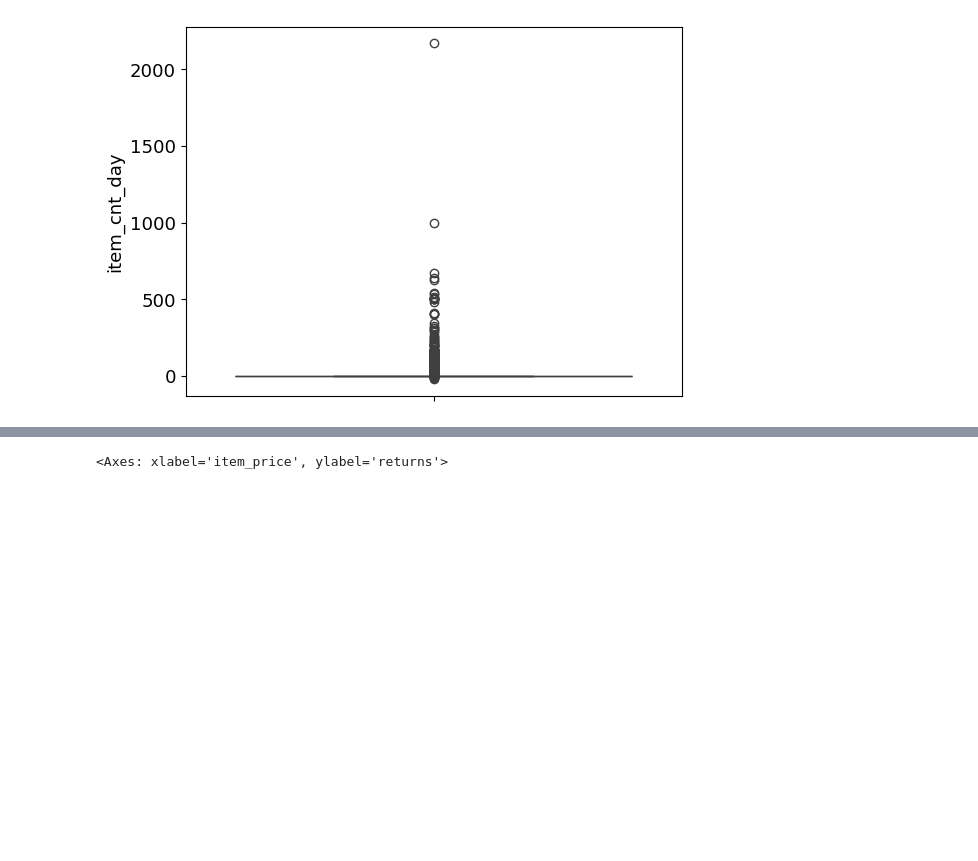
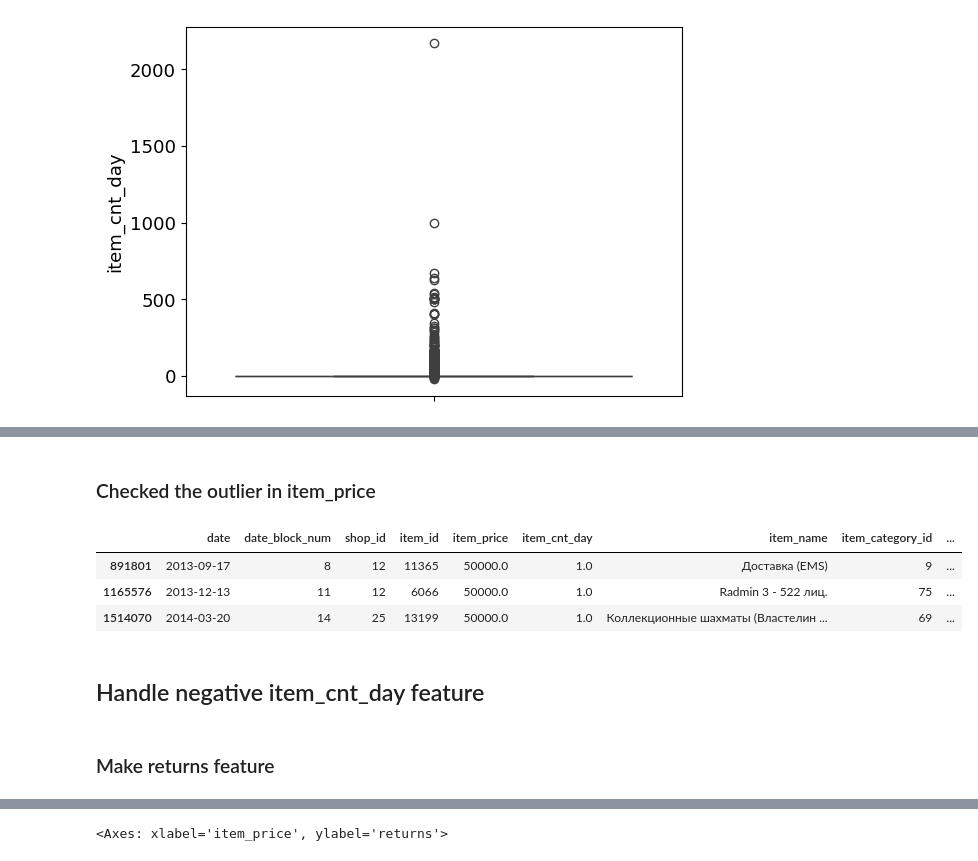
Before and after one commit to 200kgsquat/sales_prediction, a Jupyter notebook: notebooks/DQC_and_ETL.ipynb, the cells around one changed output, grey strips where cells are left out. Cells and saved outputs as stored; diff of their text form; code cells hidden in the pictures; blank space fills up the shorter version.

```diff
--- a/notebooks/DQC_and_ETL.ipynb
+++ b/notebooks/DQC_and_ETL.ipynb
@@ -151,6 +150,2 @@ Creating lag features
 # %%
-df['sales_yesterday'] = df.groupby(['shop_id', 'item_id'])['item_cnt_day'].shift(1)
+df.loc[df.duplicated(), "item_cnt_day"] = df[df.duplicated()].groupby("item_id")["item_cnt_day"].sum()
-# %%
-df['sales_last_week'] = df.groupby(['shop_id', 'item_id'])['item_cnt_day'].shift(7)
-# %%
-df['sales_last_month'] = df.groupby(['shop_id', 'item_id'])['item_cnt_day'].shift(30)
@@ -166,0 +175,9 @@ sns.boxplot(y = "item_cnt_day", data = df);
+# %% [markdown]
+### Checked the outlier in item_price
+# %%
+df[df['item_price'] == df['item_price'].max()]
+# %% [output]
+|  | date | date_block_num | shop_id | item_id | item_price | item_cnt_day | item_name | item_category_id | ... |
+| 891801 | 2013-09-17 | 8 | 12 | 11365 | 50000.0 | 1.0 | Доставка (EMS) | 9 | ... |
+| 1165576 | 2013-12-13 | 11 | 12 | 6066 | 50000.0 | 1.0 | Radmin 3 - 522 лиц. | 75 | ... |
+| 1514070 | 2014-03-20 | 14 | 25 | 13199 | 50000.0 | 1.0 | Коллекционные шахматы (Властелин ... | 69 | ... |
@@ -167,3 +188,7 @@ sns.boxplot(y = "item_cnt_day", data = df);
+# %% [markdown]
+## Handle negative item_cnt_day feature
+# %% [markdown]
+### Make returns feature
 # %%
 df['returns'] = np.where(df['item_cnt_day'] < 0, -df['item_cnt_day'], 0)
 returns_df = df[df['returns'] > 0].copy()
```
Also changed, not shown: parts of 38 cells of this notebook.
